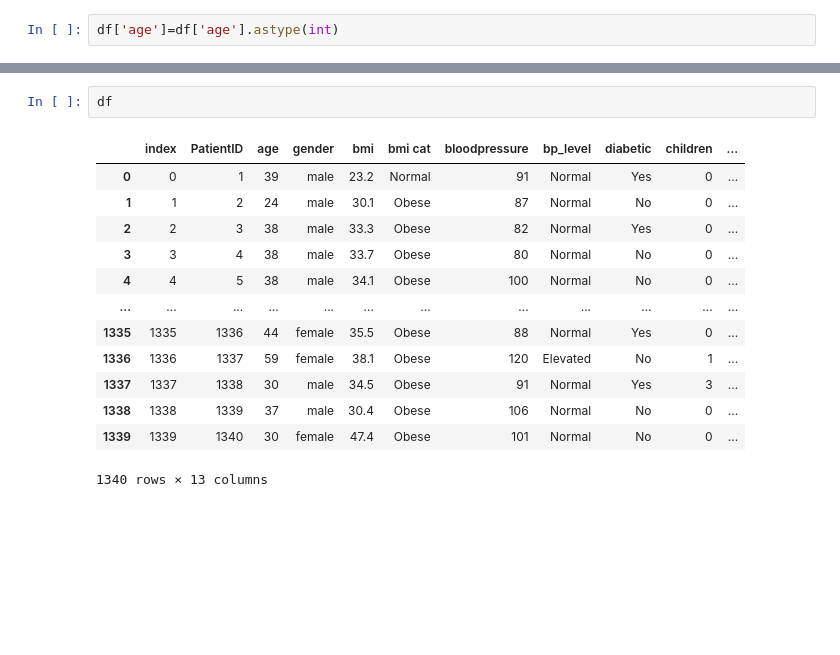
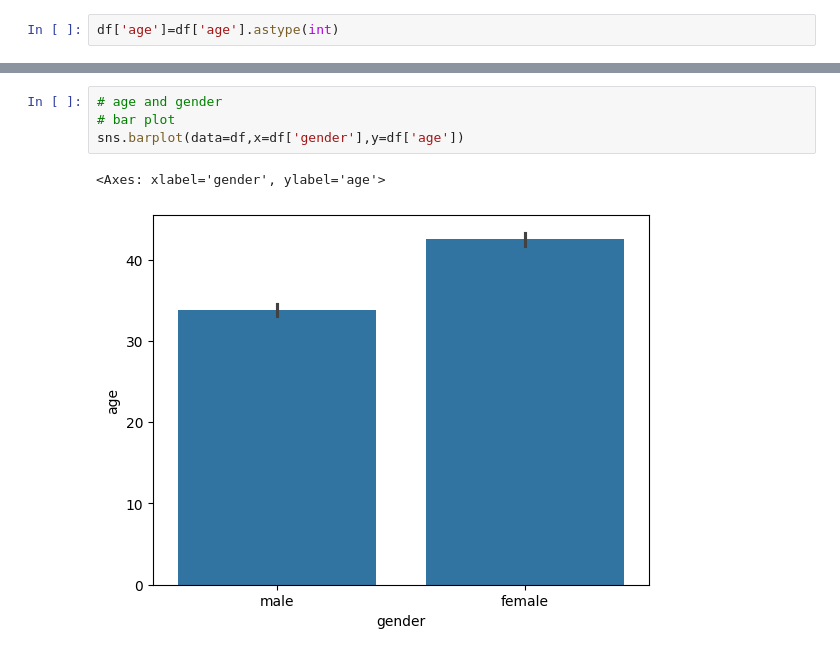
Before and after one commit to Misbahuddin111/Data-Analysis-process, a Jupyter notebook: 29 session EDA task.ipynb, the cells around one changed output, grey strips where cells are left out. Cells and saved outputs as stored; diff of their text form; blank space fills up the shorter version.

```diff
--- a/29 session EDA task.ipynb
+++ b/29 session EDA task.ipynb
@@ -370,16 +375,7 @@ df['age']=df['age'].astype(int)
 # %%
-df
+# age and gender
+# bar plot
+sns.barplot(data=df,x=df['gender'],y=df['age'])
 # %% [output]
-|  | index | PatientID | age | gender | bmi | bmi cat | bloodpressure | bp_level | diabetic | children | ... |
-| 0 | 0 | 1 | 39 | male | 23.2 | Normal | 91 | Normal | Yes | 0 | ... |
-| 1 | 1 | 2 | 24 | male | 30.1 | Obese | 87 | Normal | No | 0 | ... |
-| 2 | 2 | 3 | 38 | male | 33.3 | Obese | 82 | Normal | Yes | 0 | ... |
-| 3 | 3 | 4 | 38 | male | 33.7 | Obese | 80 | Normal | No | 0 | ... |
-| 4 | 4 | 5 | 38 | male | 34.1 | Obese | 100 | Normal | No | 0 | ... |
-| ... | ... | ... | ... | ... | ... | ... | ... | ... | ... | ... | ... |
-| 1335 | 1335 | 1336 | 44 | female | 35.5 | Obese | 88 | Normal | Yes | 0 | ... |
-| 1336 | 1336 | 1337 | 59 | female | 38.1 | Obese | 120 | Elevated | No | 1 | ... |
-| 1337 | 1337 | 1338 | 30 | male | 34.5 | Obese | 91 | Normal | Yes | 3 | ... |
-| 1338 | 1338 | 1339 | 37 | male | 30.4 | Obese | 106 | Normal | No | 0 | ... |
-| 1339 | 1339 | 1340 | 30 | female | 47.4 | Obese | 101 | Normal | No | 0 | ... |
-1340 rows × 13 columns
+<Axes: xlabel='gender', ylabel='age'>
+[figure, added]
```
Also changed, not shown: parts of 8 cells of this notebook.
